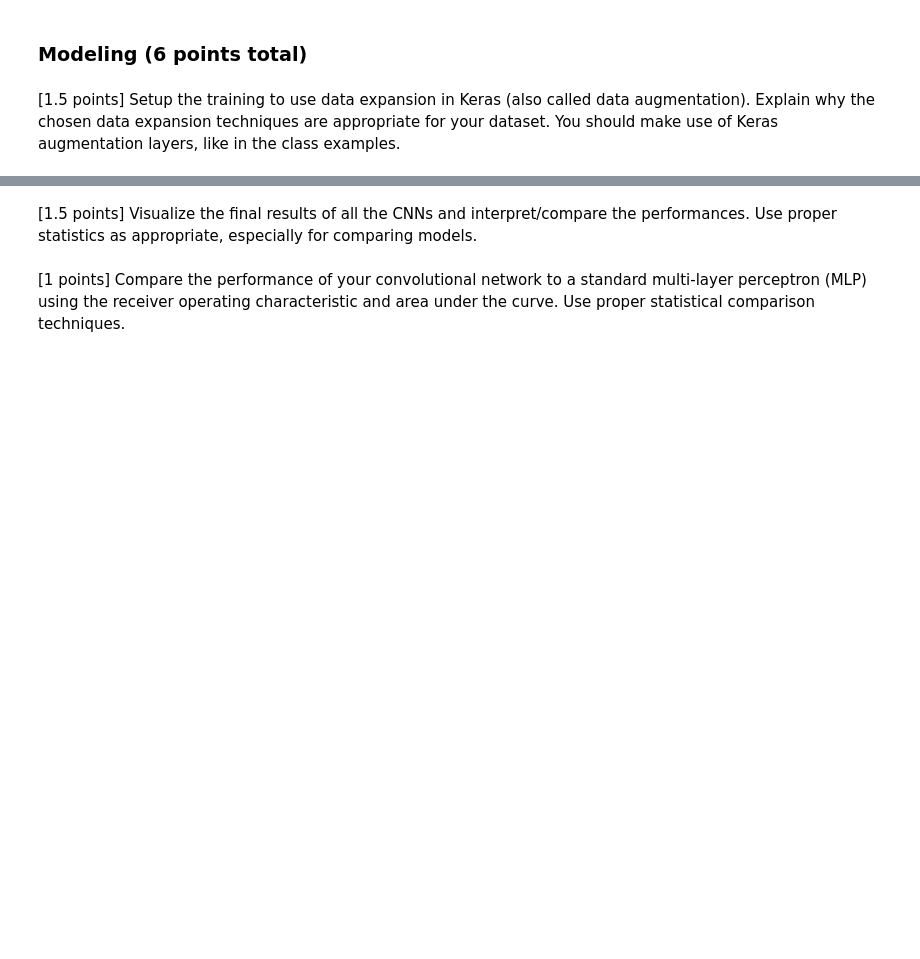
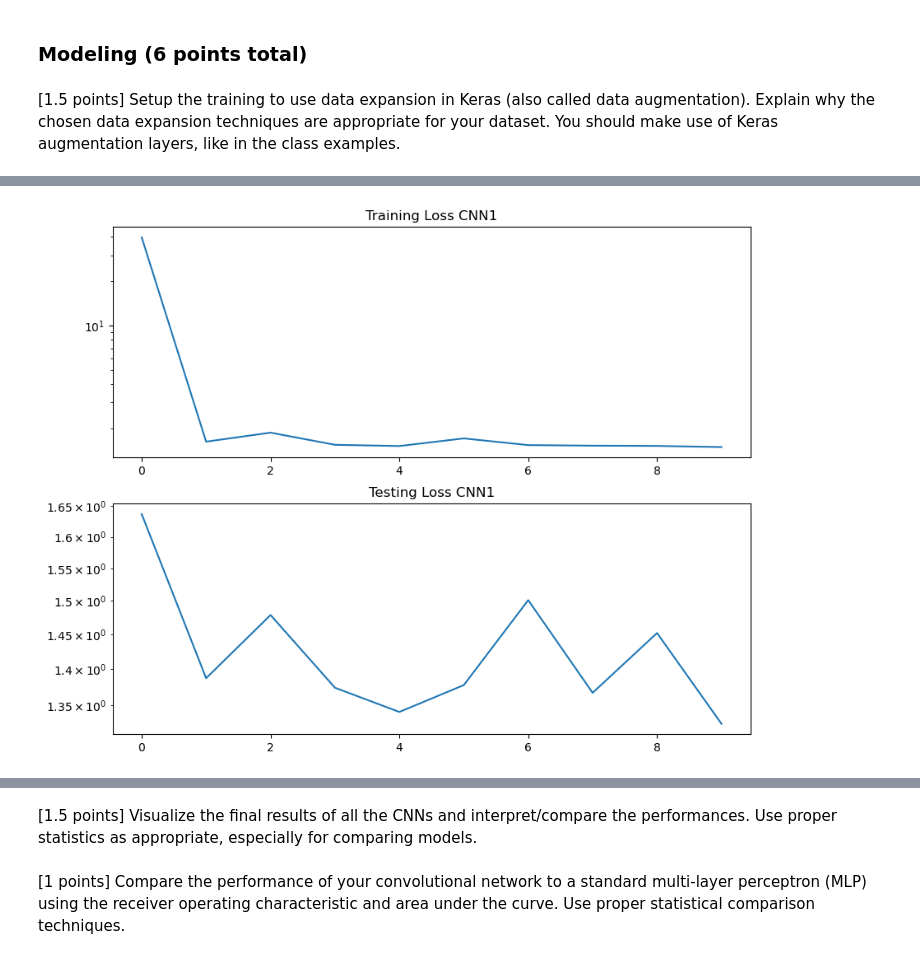
Before and after one commit to JocelynRupp/ML-Lab-5, a Jupyter notebook: Lab6.ipynb, the cells around one changed output, grey strips where cells are left out. Drawn from its saved outputs; the diff is of its cells as text; code cells hidden in the pictures; blank space fills up the shorter version.

```diff
--- a/Lab6.ipynb
+++ b/Lab6.ipynb
@@ -17,2 +103,8 @@ acceptable_extensions = ['.jpg', '.jpeg']
 # %% [markdown]
 [1.5 points] Choose the method you will use for dividing your data into training and testing (i.e., are you using Stratified 10-fold cross validation? Shuffle splits? Why?). Explain why your chosen method is appropriate or use more than one method as appropriate. Convince me that your cross validation method is a realistic mirroring of how an algorithm would be used in practice.
+# %%
+import pandas as pd
+
+labels_ohe = pd.get_dummies(labels, dtype = int).values
+
+labels_ohe
@@ -19,3 +119,13 @@ acceptable_extensions = ['.jpg', '.jpeg']
+# %%
+#justify 80/20 split with explanation large enough data
+#stratify with trai and test
+
+from sklearn.model_selection import train_test_split
+
+# Split the data into training and testing sets
+images = np.array(images)
+images_train, images_test, labels_train, labels_test = train_test_split(images, labels_ohe, test_size=0.2, random_state=42, stratify = labels)
+labels_number_test = np.argmax(labels_test, axis = 1)
 # %% [markdown]
 ### Modeling (6 points total)
 # %% [markdown]
@@ -24,0 +202,6 @@ acceptable_extensions = ['.jpg', '.jpeg']
+# %%
+# saving each loss function at each epoch
+history1 = cnn1.fit(
+    images_train, labels_train, epochs = 10, validation_data = (images_test, labels_test)
+)
+#ruun with ten on augmentatiin, then see with epochs
@@ -24,0 +229,18 @@ acceptable_extensions = ['.jpg', '.jpeg']
+# %%
+import matplotlib.pyplot as plt
+
+plt.figure(figsize=(10,8))
+
+plt.subplot(2,1,1)
+plt.plot(history1.history["loss"])
+plt.title("Training Loss CNN1")
+plt.yscale("log")
+
+plt.subplot(2,1,2)
+plt.plot(history1.history["val_loss"])
+plt.title("Testing Loss CNN1")
+plt.yscale("log")
+
+plt.show()
+# %% [output]
+[figure, added]
```
Also changed, not shown: parts of 29 cells of this notebook.
